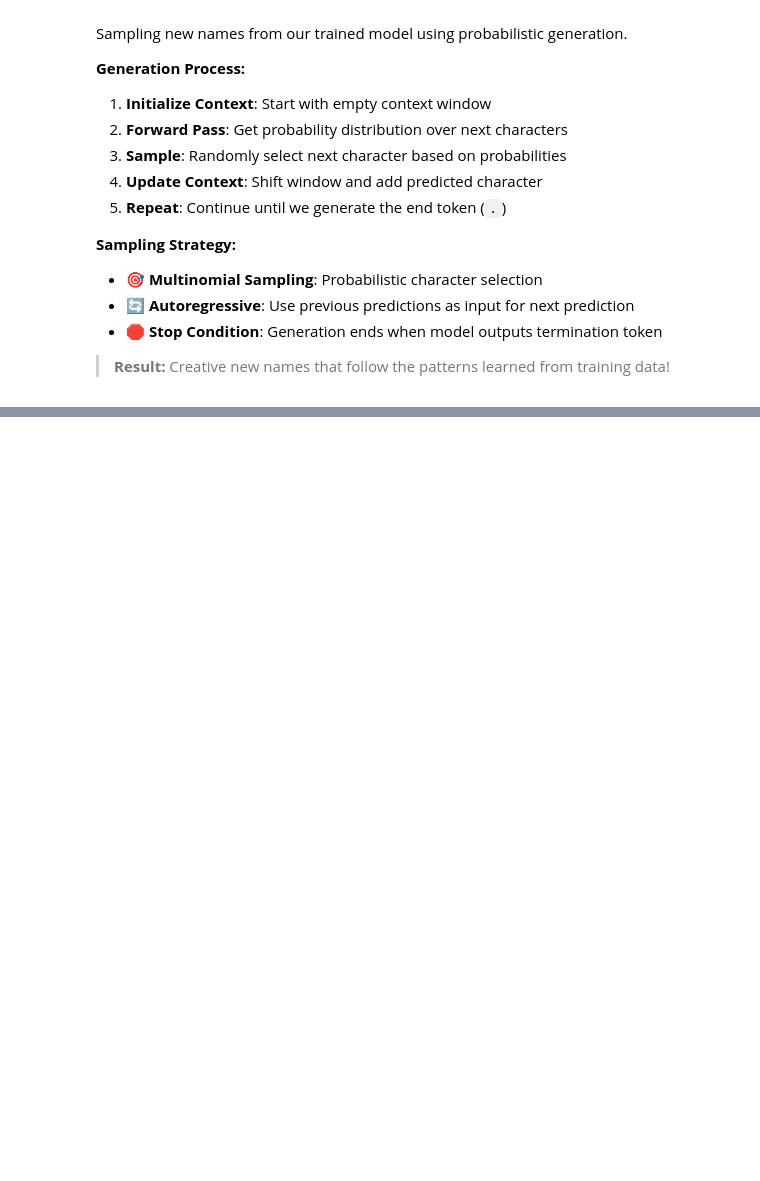
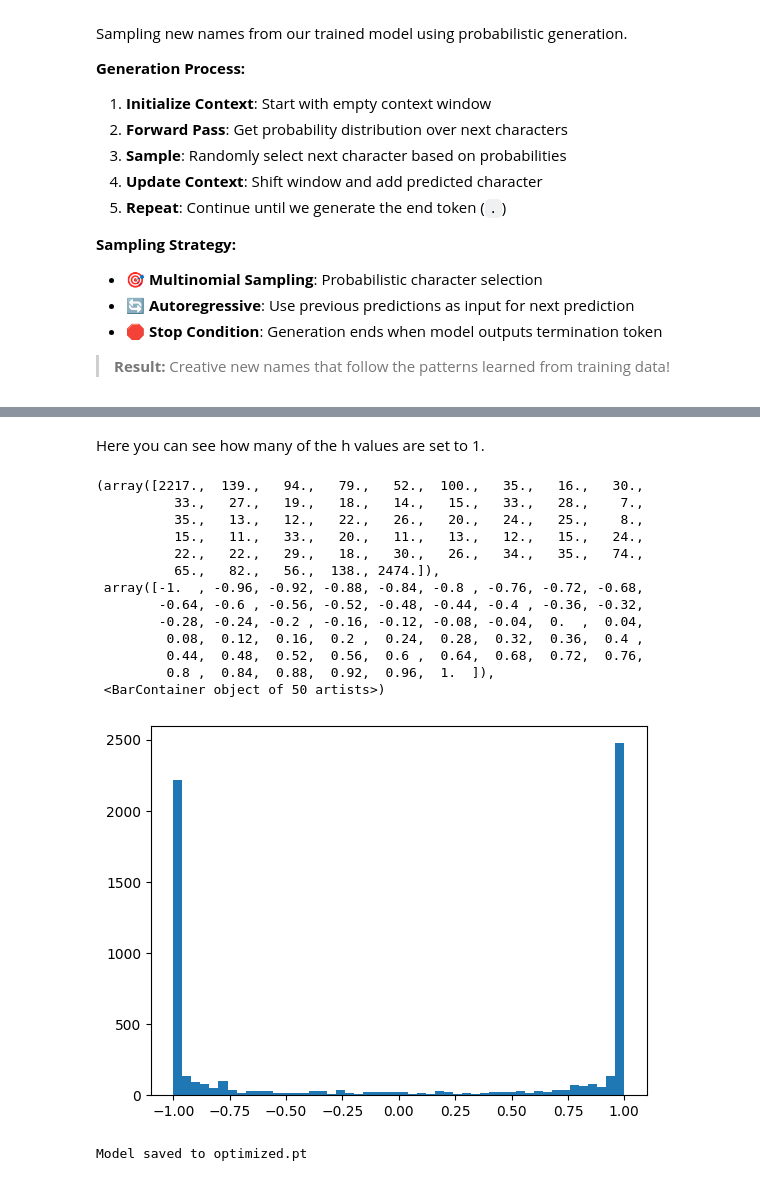
Before and after one commit to IamJamesRooke/karpathy_neural_network, a Jupyter notebook: 04_building_makemore_III.ipynb, the cells around one changed output, grey strips where cells are left out. Saved outputs shown, nothing was run; the diff lists cells and outputs as text; code cells hidden in the pictures; blank space fills up the shorter version.

Commit message:
doing model optimizations, setting initial b2 ⇨ 0, W2 ⇨ smaller value, and now fixing problem of too many h values at -1 ot 1
- also developed save/load model for parameters

```diff
--- a/04_building_makemore_III.ipynb
+++ b/04_building_makemore_III.ipynb
@@ -358,0 +400,4 @@ Sampling new names from our trained model using probabilistic generation.
+# %%
+words = open('names.txt', 'r').read().splitlines()
+print(words[:8])
+print("Number of Words: ", len(words))
@@ -358,0 +473,36 @@ Sampling new names from our trained model using probabilistic generation.
+# %%
+# training the neural net
+max_steps = 200000 # number training epochs
+batch_size = 32 # number of samples processed per training epoch
+lossi = []
+
+n_total_samples = Xtr.shape[0]
+
+for i in range(max_steps):
+
+    # random sampling from dataset
+    ix = torch.randint(0, n_total_samples, (batch_size, ), generator=g)
+    Xb, Yb = Xtr[ix], Ytr[ix] # batch X, Y
+
+    # forward pass
+    emb = C[Xb] # embed characters into vectors
+    embcat = emb.view(emb.shape[0], -1) # concatenate the vectors
+    hpreact = embcat @ W1 + b1 # hidden layer pre-activation
+    h = torch.tanh(hpreact) # hidden layer
+    logits = h @ W2 + b2 # output later
+    loss = F.cross_entropy(logits, Yb) # loss function
+
+    # backwards pass
+    for p in parameters:
+        p.grad = None
+    loss.backward()
+
+    # update
+    learning_rate = 0.1 if i < 100000 else 0.01 # step learning rate decay
+    for p in parameters:
+        p.data += -learning_rate * p.grad
+
+    # track stats
+    if i % 10000 == 0: # print every 10000 steps
+        print(f'{i:7d}/{max_steps:7d}: {loss.item():.4f}')
+    lossi.append(loss.log10().item()) # Fixed indentation - now inside the loop
@@ -358,0 +530,23 @@ Sampling new names from our trained model using probabilistic generation.
+# %% [markdown]
+Here you can see how many of the h values are set to 1.
+# %%
+plt.hist(h.view(-1).tolist(), 50)
+# %% [output]
+(array([2217.,  139.,   94.,   79.,   52.,  100.,   35.,   16.,   30.,
+          33.,   27.,   19.,   18.,   14.,   15.,   33.,   28.,    7.,
+          35.,   13.,   12.,   22.,   26.,   20.,   24.,   25.,    8.,
+          15.,   11.,   33.,   20.,   11.,   13.,   12.,   15.,   24.,
+          22.,   22.,   29.,   18.,   30.,   26.,   34.,   35.,   74.,
+          65.,   82.,   56.,  138., 2474.]),
+ array([-1.  , -0.96, -0.92, -0.88, -0.84, -0.8 , -0.76, -0.72, -0.68,
+        -0.64, -0.6 , -0.56, -0.52, -0.48, -0.44, -0.4 , -0.36, -0.32,
+        -0.28, -0.24, -0.2 , -0.16, -0.12, -0.08, -0.04,  0.  ,  0.04,
+         0.08,  0.12,  0.16,  0.2 ,  0.24,  0.28,  0.32,  0.36,  0.4 ,
+         0.44,  0.48,  0.52,  0.56,  0.6 ,  0.64,  0.68,  0.72,  0.76,
+         0.8 ,  0.84,  0.88,  0.92,  0.96,  1.  ]),
+ <BarContainer object of 50 artists>)
+[figure, added]
+# %%
+save_model(parameters, filename='optimized.pt')
+# %% [output]
+Model saved to optimized.pt
```
Also changed, not shown: parts of 21 cells of this notebook, 1 other file.
